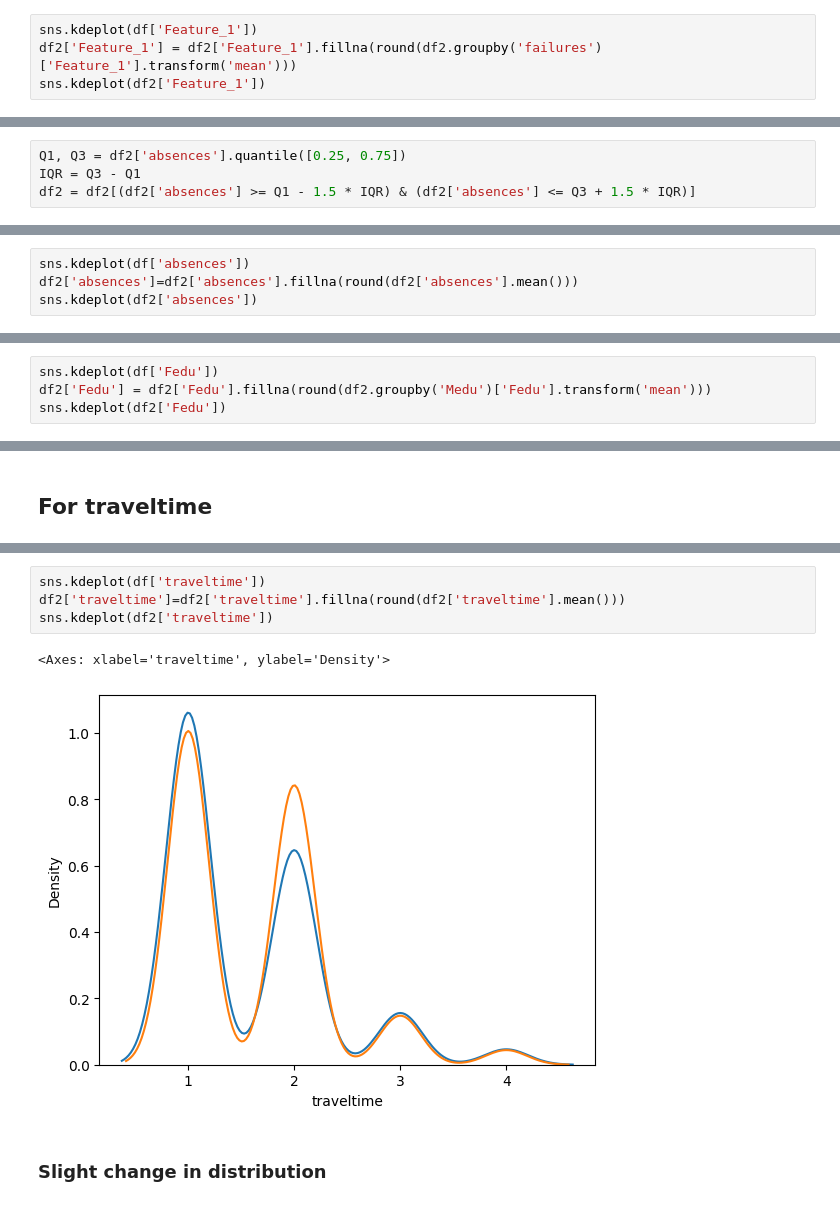
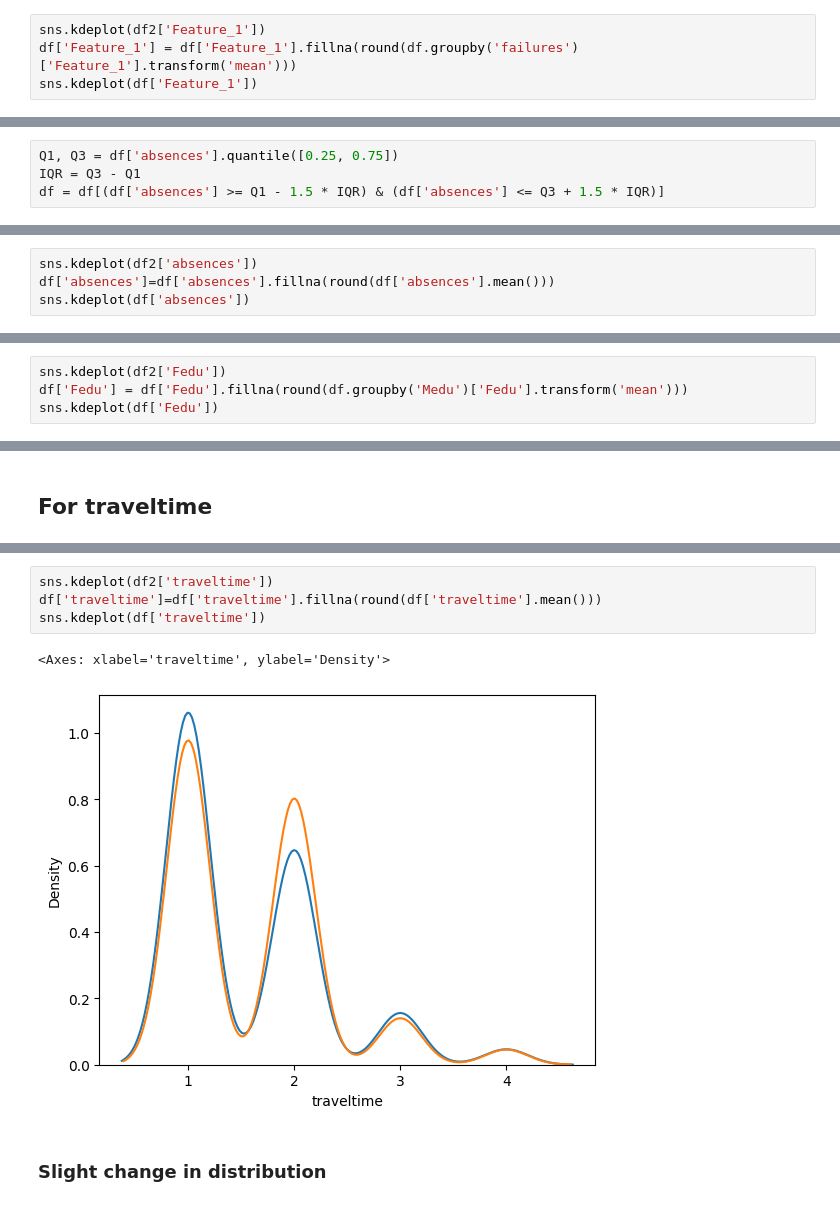
Before and after one commit to mantis2404/CampusPulse-and-LangGraph, a Jupyter notebook: CampusPulse.ipynb, the cells around one changed output, grey strips where cells are left out. Saved outputs shown, nothing was run; the diff lists cells and outputs as text.

```diff
--- a/CampusPulse.ipynb
+++ b/CampusPulse.ipynb
@@ -285,7 +277,7 @@ See the caveats in the documentation: https://pandas.pydata.org/pandas-docs/stab
 # %% [markdown]
 ## For Feature_1
 # %%
+sns.kdeplot(df2['Feature_1'])
+df['Feature_1'] = df['Feature_1'].fillna(round(df.groupby('failures')['Feature_1'].transform('mean')))
 sns.kdeplot(df['Feature_1'])
-df2['Feature_1'] = df2['Feature_1'].fillna(round(df2.groupby('failures')['Feature_1'].transform('mean')))
-sns.kdeplot(df2['Feature_1'])
 # %% [output]
@@ -310,9 +297,9 @@ sns.boxplot(x=df.index, y=df['absences']-df['absences'].mean(),data=df)
 <Axes: xlabel='None', ylabel='absences'>
 [figure]
 # %%
-Q1, Q3 = df2['absences'].quantile([0.25, 0.75])
+Q1, Q3 = df['absences'].quantile([0.25, 0.75])
 IQR = Q3 - Q1
-df2 = df2[(df2['absences'] >= Q1 - 1.5 * IQR) & (df2['absences'] <= Q3 + 1.5 * IQR)]
+df = df[(df['absences'] >= Q1 - 1.5 * IQR) & (df['absences'] <= Q3 + 1.5 * IQR)]
 # %% [markdown]
 ### After removing outliers
 # %%
@@ -321,7 +308,7 @@ sns.scatterplot(x=df2.index, y=df2['absences']-df2['absences'].mean(),data=df2)
 <Axes: xlabel='None', ylabel='absences'>
 [figure]
 # %%
+sns.kdeplot(df2['absences'])
+df['absences']=df['absences'].fillna(round(df['absences'].mean()))
 sns.kdeplot(df['absences'])
-df2['absences']=df2['absences'].fillna(round(df2['absences'].mean()))
-sns.kdeplot(df2['absences'])
 # %% [output]
@@ -343,5 +325,5 @@ np.float64(0.6452655840270703)
 # %%
+sns.kdeplot(df2['Fedu'])
+df['Fedu'] = df['Fedu'].fillna(round(df.groupby('Medu')['Fedu'].transform('mean')))
 sns.kdeplot(df['Fedu'])
-df2['Fedu'] = df2['Fedu'].fillna(round(df2.groupby('Medu')['Fedu'].transform('mean')))
-sns.kdeplot(df2['Fedu'])
 # %% [output]
@@ -366,10 +343,10 @@ plt.hist(df['traveltime'].dropna(),color='cyan',bins=4,edgecolor='black')
 # %%
+sns.kdeplot(df2['traveltime'])
+df['traveltime']=df['traveltime'].fillna(round(df['traveltime'].mean()))
 sns.kdeplot(df['traveltime'])
-df2['traveltime']=df2['traveltime'].fillna(round(df2['traveltime'].mean()))
-sns.kdeplot(df2['traveltime'])
 # %% [output]
 <Axes: xlabel='traveltime', ylabel='Density'>
-[figure, old version]
+[figure, new version]
 # %% [markdown]
 ### Slight change in distribution
 # %% [markdown]
```
Also changed, not shown: parts of 38 cells of this notebook.
